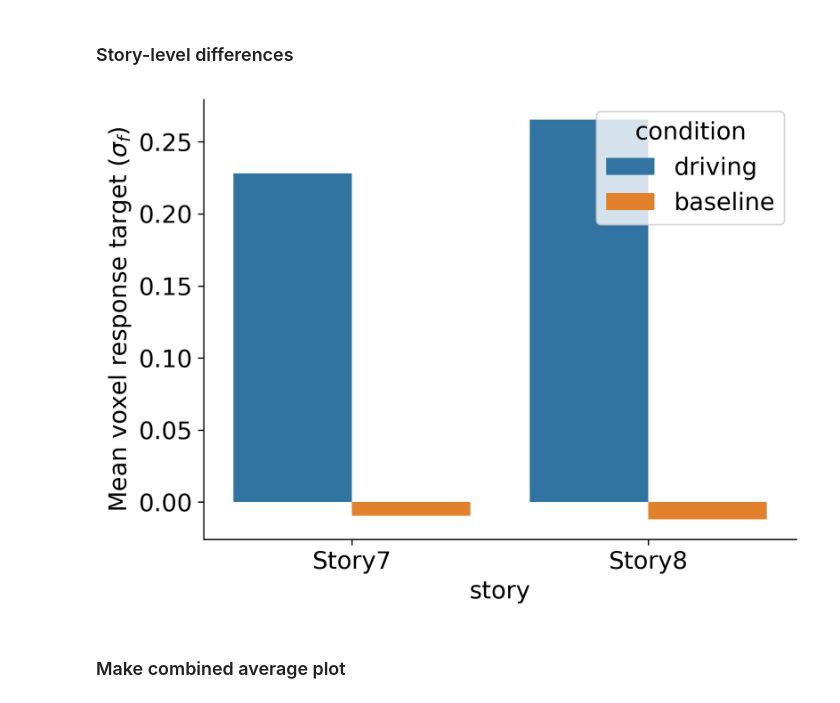
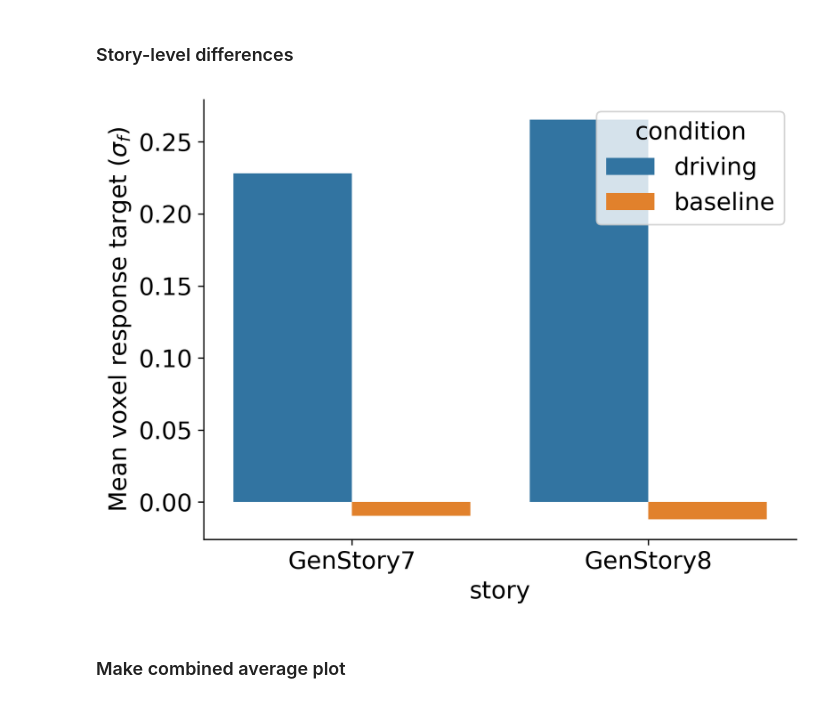
Before and after one commit to microsoft/automated-explanations, a Jupyter notebook: notebooks_stories/2_analyze_pilot/02_interactions.ipynb, the cells around one changed output. Drawn from its saved outputs; the diff is of its cells as text; code cells hidden in the pictures.

```diff
--- a/notebooks_stories/2_analyze_pilot/02_interactions.ipynb
+++ b/notebooks_stories/2_analyze_pilot/02_interactions.ipynb
@@ -26,8 +26,8 @@ dvu.set_style()
 # %% [markdown]
 # Specify which directory the resps are in and which stories to load
 # %%
-pilot_name = 'pilot2_story_data.pkl'
-# pilot_name = 'pilot3_story_data.pkl'
+# pilot_name = 'pilot2_story_data.pkl'
+pilot_name = 'pilot3_story_data.pkl'
 
 stories_data_dict = joblib.load(
     join(sasc.config.RESULTS_DIR, pilot_name))
@@ -275,28 +276,29 @@ pd.DataFrame.from_dict({
 # %%
 use_clusters = False
 mats1 = mats_target[use_clusters]
 
 d = defaultdict(list)
+story_names = resp_np_files
 for i in range(len(mats1)):
     m = mats1[i]
     d['driving'].append(np.nanmean(np.diag(m)))
     d['baseline'].append(np.nanmean(m[~np.eye(m.shape[0], dtype=bool)]))
-    d['story'].append(stories_data_dict['story_name_new'][i][3:-10])
+    d['story'].append(story_names[i].replace('.npy', ''))
 
 df = pd.DataFrame.from_dict(d)
 
 # make barplot comparing driving and baseline
 df = df.melt(id_vars='story', value_vars=[
              'driving', 'baseline'], var_name='condition', value_name='mean')
 df = df.sort_values(by='story')
 plt.figure(dpi=300)
 sns.barplot(data=df, x='story', y='mean', hue='condition')
 plt.ylabel('Mean voxel response target ($\sigma_f$)')
 plt.savefig(join(RESULTS_DIR, 'figs/main',
             pilot_name[:pilot_name.index('_')] + '_interaction_story_breakdown.pdf'))
 plt.show()
 # %% [output]
-[figure, old version]
+[figure, new version]
 # %% [markdown]
 ### Make combined average plot
 # %%
```
Also changed, not shown: parts of 4 cells of this notebook, 2 other files.
